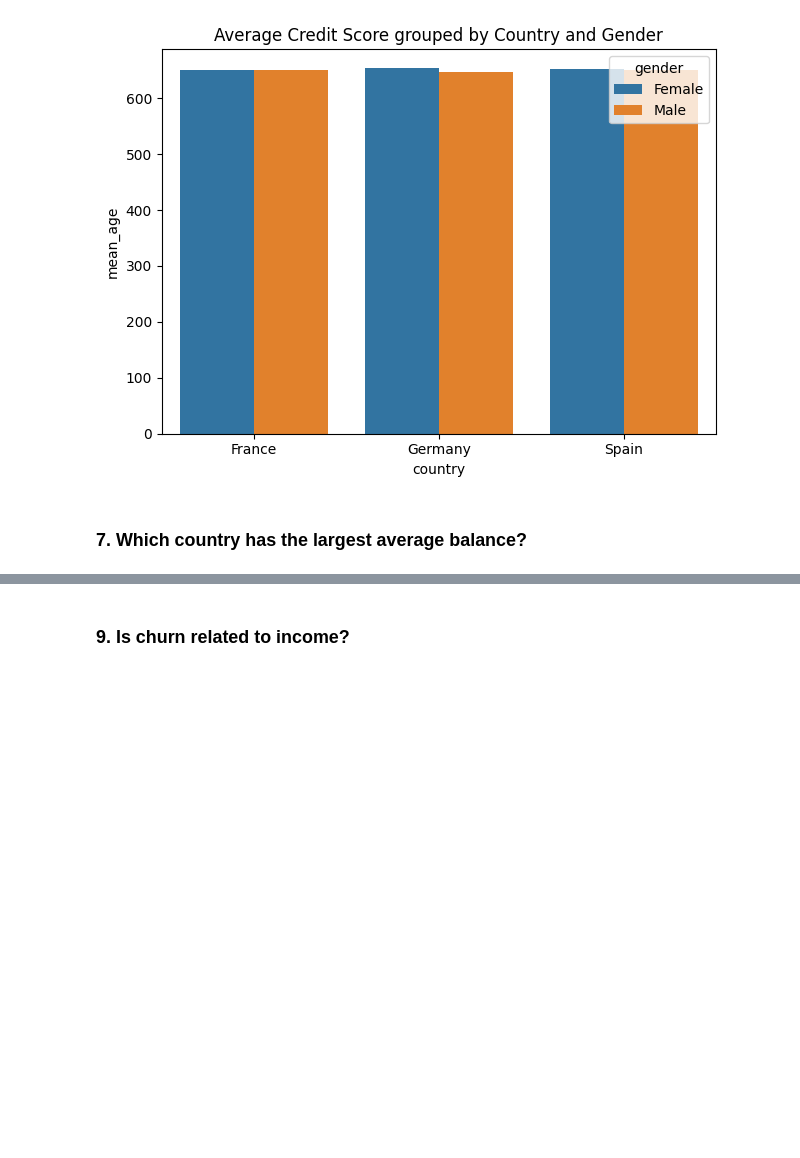
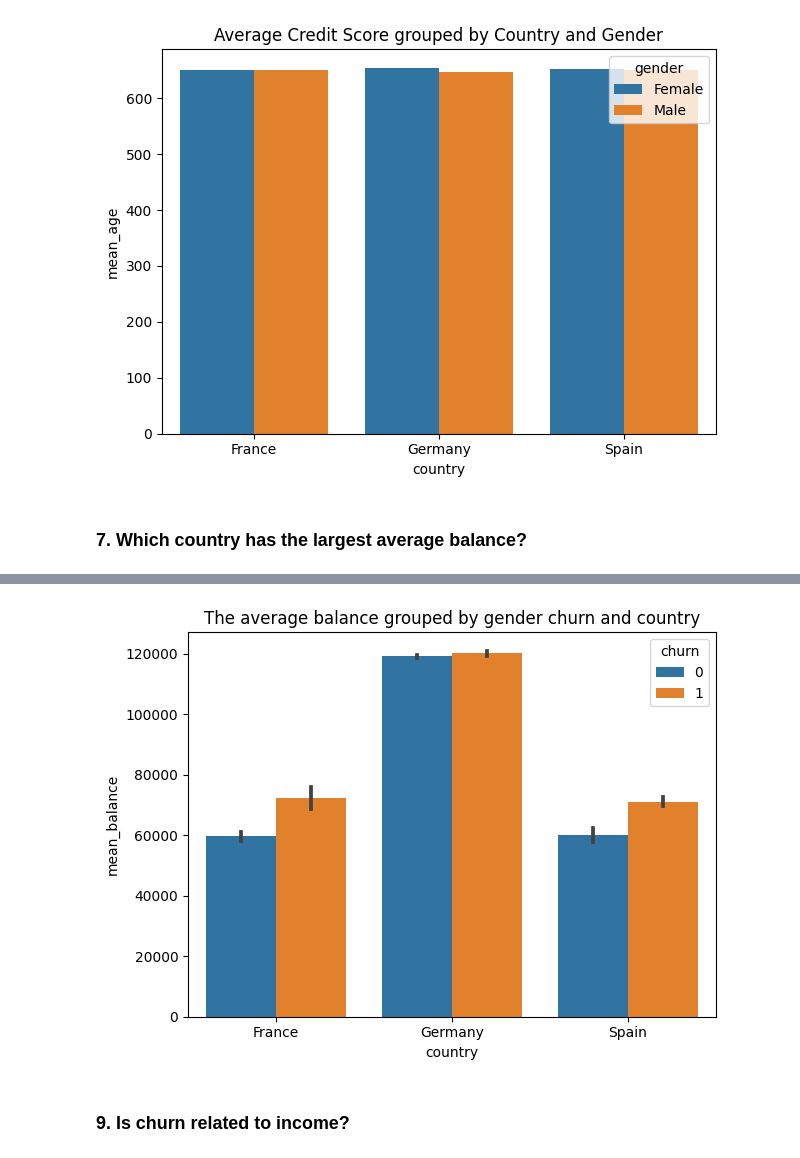
Before and after one commit to EitanKats/ML-project, a Jupyter notebook: Bank Churn.ipynb, the cells around one changed output, grey strips where cells are left out. Saved outputs shown, nothing was run; the diff lists cells and outputs as text; code cells hidden in the pictures; blank space fills up the shorter version.

```diff
--- a/Bank Churn.ipynb
+++ b/Bank Churn.ipynb
@@ -194,0 +248,4 @@ plt.show()
+# %%
+mean_balance_per_country_gender = train_set.groupby(["country","gender","churn"]).agg(mean_balance=("balance", 'mean'))
+mean_balance_per_country_gender = mean_balance_per_country_gender.reset_index()
+mean_balance_per_country_gender
@@ -195,2 +266,12 @@ plt.show()
+# %%
+plt.title("The average balance grouped by gender churn and country")
+sns.barplot(x="country",
+            y="mean_balance",
+            hue="churn",
+            data=mean_balance_per_country_gender)
+plt.tight_layout()
+plt.show()
+# %% [output]
+[figure, added]
 # %% [markdown]
 ### 9. Is churn related to income?
```
Also changed, not shown: parts of 14 cells of this notebook.
